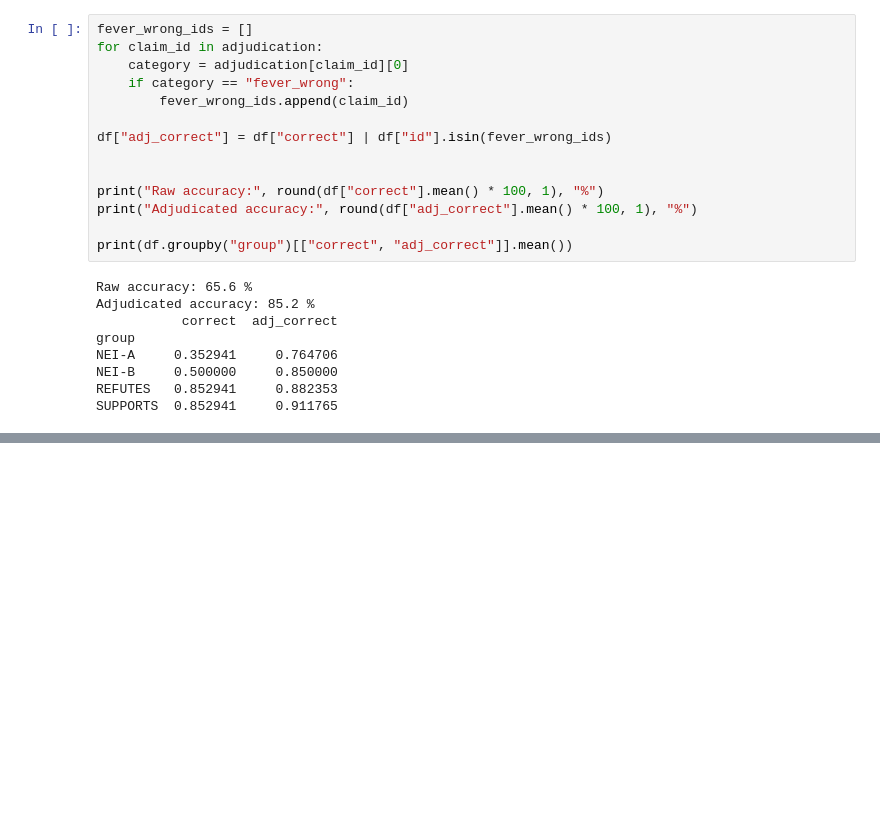
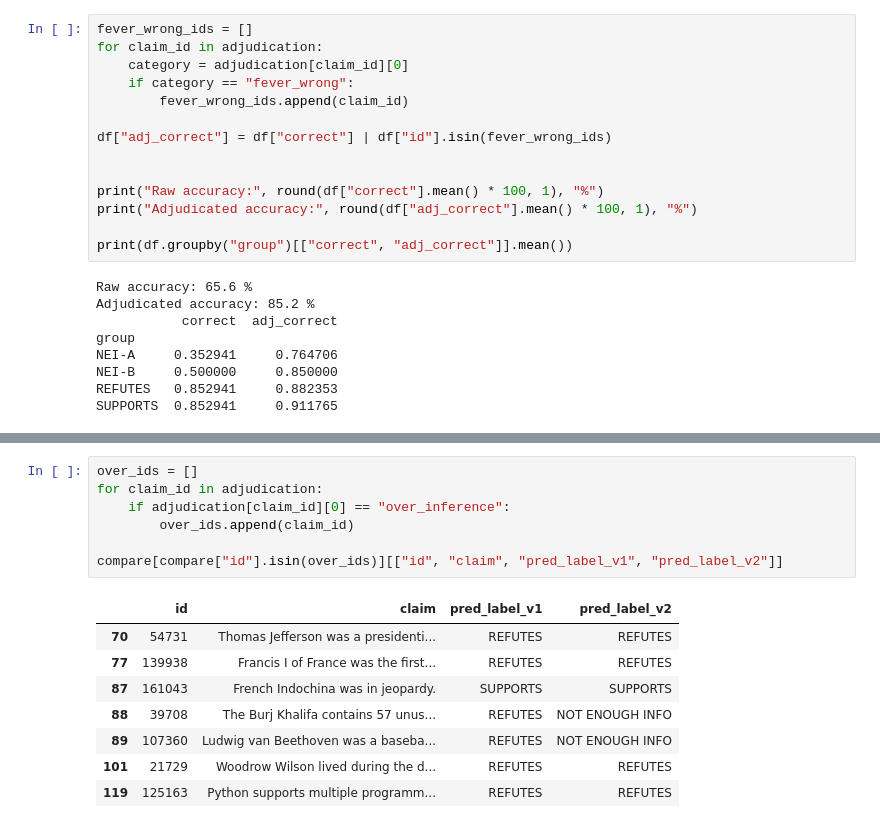
Before and after one commit to hala-sdev/hearsay, a Jupyter notebook: eval/analysis.ipynb, the cells around one changed output, grey strips where cells are left out. Cells and saved outputs as stored; diff of their text form; blank space fills up the shorter version.

```diff
--- a/eval/analysis.ipynb
+++ b/eval/analysis.ipynb
@@ -217,0 +283,16 @@ SUPPORTS  0.852941     0.911765
+# %%
+over_ids = []
+for claim_id in adjudication:
+    if adjudication[claim_id][0] == "over_inference":
+        over_ids.append(claim_id)
+
+compare[compare["id"].isin(over_ids)][["id", "claim", "pred_label_v1", "pred_label_v2"]]
+# %% [output]
+|  | id | claim | pred_label_v1 | pred_label_v2 |
+| 70 | 54731 | Thomas Jefferson was a presidenti... | REFUTES | REFUTES |
+| 77 | 139938 | Francis I of France was the first... | REFUTES | REFUTES |
+| 87 | 161043 | French Indochina was in jeopardy. | SUPPORTS | SUPPORTS |
+| 88 | 39708 | The Burj Khalifa contains 57 unus... | REFUTES | NOT ENOUGH INFO |
+| 89 | 107360 | Ludwig van Beethoven was a baseba... | REFUTES | NOT ENOUGH INFO |
+| 101 | 21729 | Woodrow Wilson lived during the d... | REFUTES | REFUTES |
+| 119 | 125163 | Python supports multiple programm... | REFUTES | REFUTES |
```
Also changed, not shown: parts of 5 cells of this notebook, 3 other files.
